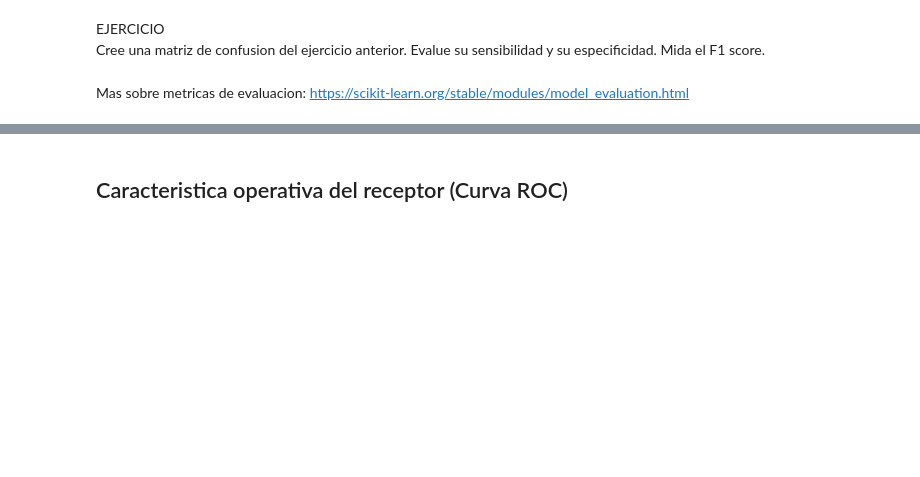
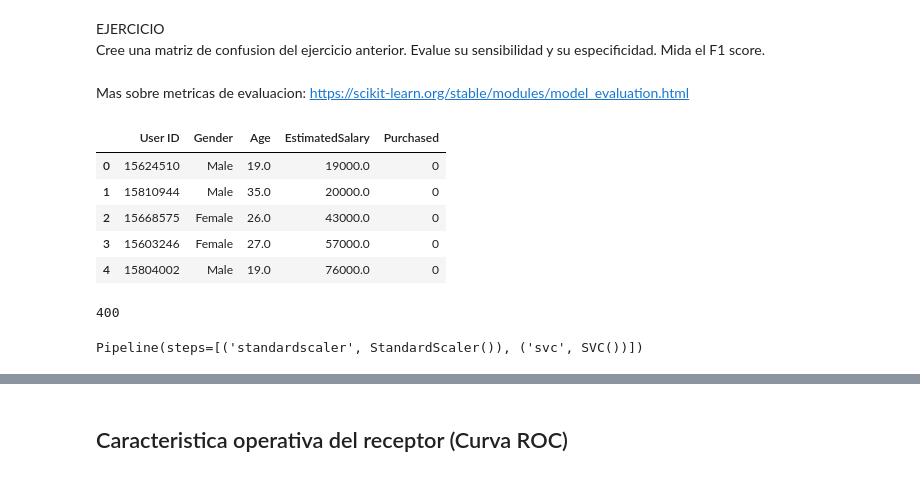
Before and after one commit to bel4212a/Curso-ciencia-de-datos, a Jupyter notebook: Semana-14/Buenas_practicas.ipynb, the cells around one changed output, grey strips where cells are left out. Saved outputs shown, nothing was run; the diff lists cells and outputs as text; code cells hidden in the pictures; blank space fills up the shorter version.

```diff
--- a/Semana-14/Buenas_practicas.ipynb
+++ b/Semana-14/Buenas_practicas.ipynb
@@ -524,3 +472,13 @@ EJERCICIO</div><i class="fa fa-lightbulb-o "></i>
 Cree una matriz de confusion del ejercicio anterior. Evalue su sensibilidad y su especificidad. Mida el F1 score.
 # %% [markdown]
 Mas sobre metricas de evaluacion: https://scikit-learn.org/stable/modules/model_evaluation.html
+# %%
+datos = pd.read_csv('Social_Network_Ads.csv')
+datos.head()
+# %% [output]
+|  | User ID | Gender | Age | EstimatedSalary | Purchased |
+| 0 | 15624510 | Male | 19.0 | 19000.0 | 0 |
+| 1 | 15810944 | Male | 35.0 | 20000.0 | 0 |
+| 2 | 15668575 | Female | 26.0 | 43000.0 | 0 |
+| 3 | 15603246 | Female | 27.0 | 57000.0 | 0 |
+| 4 | 15804002 | Male | 19.0 | 76000.0 | 0 |
@@ -526,0 +490,4 @@ Mas sobre metricas de evaluacion: https://scikit-learn.org/stable/modules/model_
+# %%
+len(y)
+# %% [output]
+400
@@ -526,0 +497,8 @@ Mas sobre metricas de evaluacion: https://scikit-learn.org/stable/modules/model_
+# %%
+from sklearn.preprocessing import StandardScaler
+from sklearn.svm import SVC
+from sklearn.pipeline import make_pipeline
+pipe_svc = make_pipeline(StandardScaler(), SVC()) # C, kernel: rbf, gamma
+pipe_svc.fit(X_train, y_train)
+# %% [output]
+Pipeline(steps=[('standardscaler', StandardScaler()), ('svc', SVC())])
```
Also changed, not shown: parts of 47 cells of this notebook.
